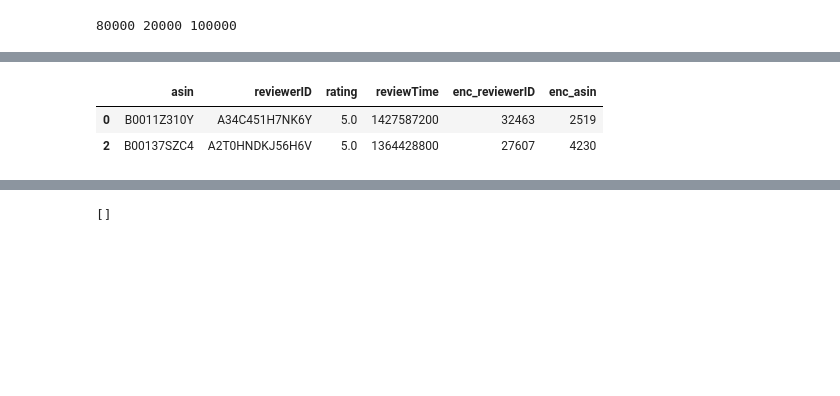
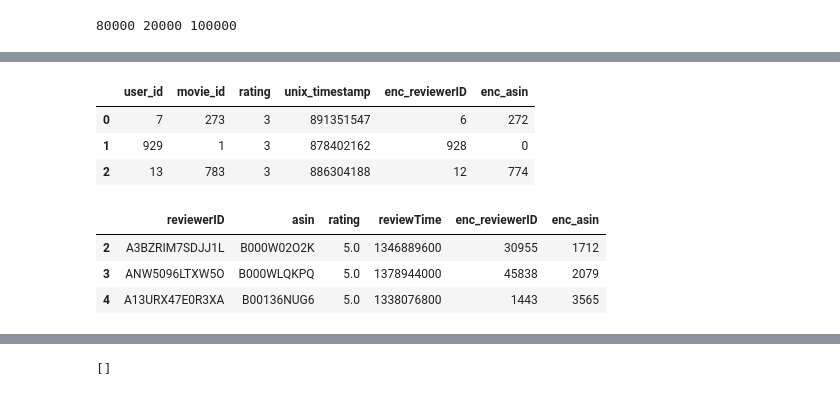
Before and after one commit to mequanent/Recommendation-System-Exercises, a Jupyter notebook: Music Recommendation.ipynb, the cells around one changed output, grey strips where cells are left out. Saved outputs shown, nothing was run; the diff lists cells and outputs as text; code cells hidden in the pictures; blank space fills up the shorter version.

```diff
--- a/Music Recommendation.ipynb
+++ b/Music Recommendation.ipynb
@@ -185,6 +201,6 @@ train, test = train_test_split(rating.values, test_size = 0.2, random_state = 16
 # %%
-train = pd.DataFrame(train, columns = rating.columns)
-test = pd.DataFrame(test, columns = rating.columns)
+train = pd.DataFrame(train, columns = a.columns)
+test = pd.DataFrame(test, columns = a.columns)
 print(len(train), len(test), len(train)+len(test))
 # %% [output]
 80000 20000 100000
@@ -196,0 +213,8 @@ train.head(2)
+# %%
+# Movielens
+leu = prep.LabelEncoder()
+lem = prep.LabelEncoder()
+
+train['enc_reviewerID'] = leu.fit_transform(train['user_id'].values)
+train['enc_asin'] = lem.fit_transform(train['movie_id'].values)
+train.head(2)
@@ -207,0 +237,9 @@ train.head(2)
+# %%
+# Movie
+# Unique users and musics in the training set
+users_train = train.user_id.unique()
+musics_train = train.movie_id.unique()
+
+# Transform the test IDs
+test = test[(test['user_id'].isin(users_train)) & (test['movie_id'].isin(musics_train))]
+print(len(test))
@@ -218,9 +259,21 @@ print(len(test))
+# %%
+# Movie
+test['enc_reviewerID'] = leu.transform(test['user_id'].values)
+test['enc_asin'] = lem.transform(test['movie_id'].values)
+test.head(3)
+# %% [output]
+|  | user_id | movie_id | rating | unix_timestamp | enc_reviewerID | enc_asin |
+| 0 | 7 | 273 | 3 | 891351547 | 6 | 272 |
+| 1 | 929 | 1 | 3 | 878402162 | 928 | 0 |
+| 2 | 13 | 783 | 3 | 886304188 | 12 | 774 |
 # %%
+# Music
 test['enc_reviewerID'] = leu.transform(test['reviewerID'].values)
 test['enc_asin'] = lem.transform(test['asin'].values)
-test.head(2)
+test.head(3)
 # %% [output]
-|  | asin | reviewerID | rating | reviewTime | enc_reviewerID | enc_asin |
-| 0 | B0011Z310Y | A34C451H7NK6Y | 5.0 | 1427587200 | 32463 | 2519 |
-| 2 | B00137SZC4 | A2T0HNDKJ56H6V | 5.0 | 1364428800 | 27607 | 4230 |
+|  | reviewerID | asin | rating | reviewTime | enc_reviewerID | enc_asin |
+| 2 | A3BZRIM7SDJJ1L | B000W02O2K | 5.0 | 1346889600 | 30955 | 1712 |
+| 3 | ANW5096LTXW5O | B000WLQKPQ | 5.0 | 1378944000 | 45838 | 2079 |
+| 4 | A13URX47E0R3XA | B00136NUG6 | 5.0 | 1338076800 | 1443 | 3565 |
 # %%
```
Also changed, not shown: parts of 35 cells of this notebook.
